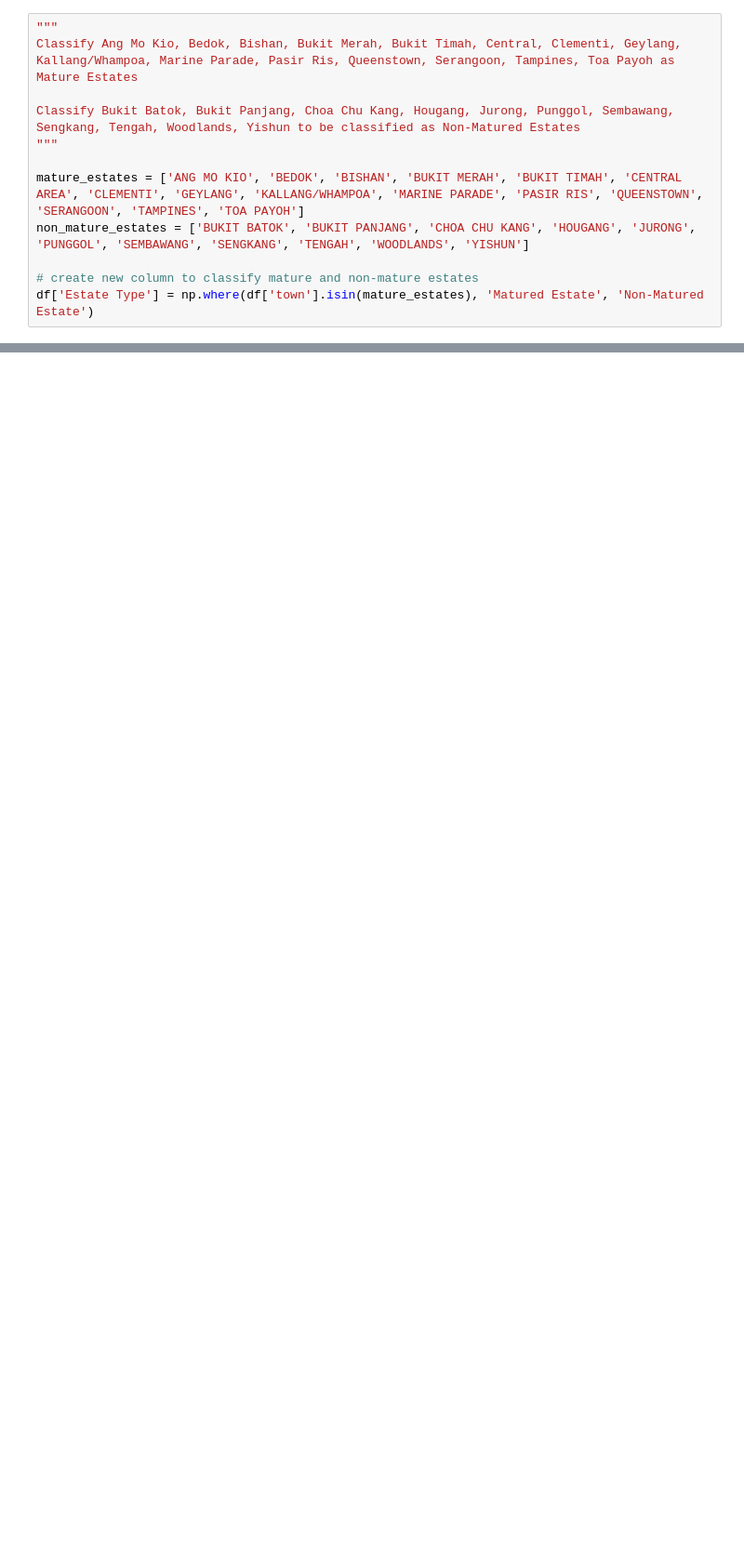
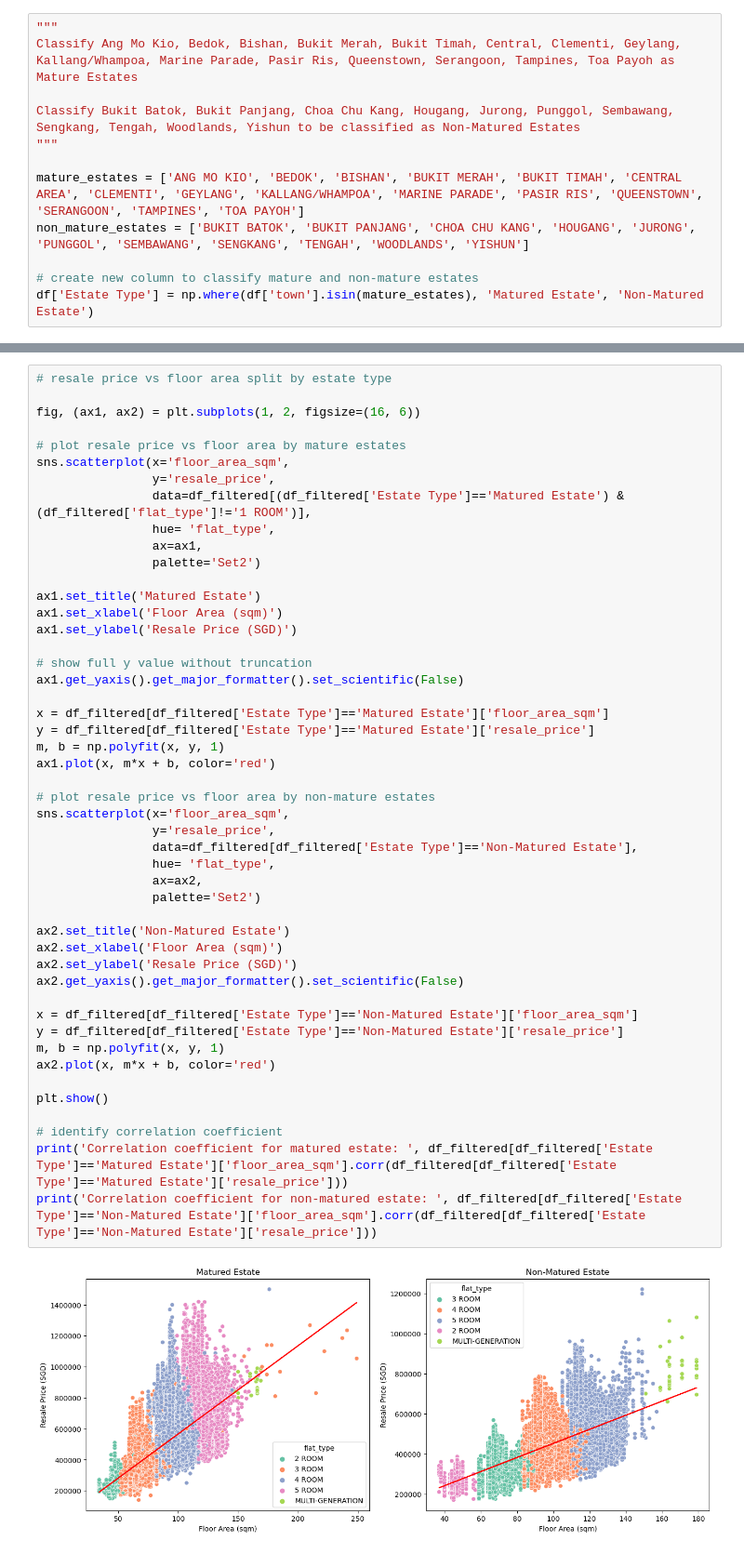
Before and after one commit to ezekielkoh/EDA-HDB-Resale-Prices, a Jupyter notebook: hdb_resale.ipynb, the cells around one changed output, grey strips where cells are left out. Shown at 93% size. Drawn from its saved outputs; the diff is of its cells as text; blank space fills up the shorter version.

```diff
--- a/hdb_resale.ipynb
+++ b/hdb_resale.ipynb
@@ -123,0 +234,50 @@ plt.show()
+# %%
+# resale price vs floor area split by estate type
+
+fig, (ax1, ax2) = plt.subplots(1, 2, figsize=(16, 6))
+
+# plot resale price vs floor area by mature estates
+sns.scatterplot(x='floor_area_sqm',
+                y='resale_price',
+                data=df_filtered[(df_filtered['Estate Type']=='Matured Estate') & (df_filtered['flat_type']!='1 ROOM')],
+                hue= 'flat_type',
+                ax=ax1,
+                palette='Set2')
+
+ax1.set_title('Matured Estate')
+ax1.set_xlabel('Floor Area (sqm)')
+ax1.set_ylabel('Resale Price (SGD)')
+
+# show full y value without truncation
+ax1.get_yaxis().get_major_formatter().set_scientific(False)
+
+x = df_filtered[df_filtered['Estate Type']=='Matured Estate']['floor_area_sqm']
+y = df_filtered[df_filtered['Estate Type']=='Matured Estate']['resale_price']
+m, b = np.polyfit(x, y, 1)
+ax1.plot(x, m*x + b, color='red')
+
+# plot resale price vs floor area by non-mature estates
+sns.scatterplot(x='floor_area_sqm',
+                y='resale_price',
+                data=df_filtered[df_filtered['Estate Type']=='Non-Matured Estate'],
+                hue= 'flat_type',
+                ax=ax2,
+                palette='Set2')
+
+ax2.set_title('Non-Matured Estate')
+ax2.set_xlabel('Floor Area (sqm)')
+ax2.set_ylabel('Resale Price (SGD)')
+ax2.get_yaxis().get_major_formatter().set_scientific(False)
+
+x = df_filtered[df_filtered['Estate Type']=='Non-Matured Estate']['floor_area_sqm']
+y = df_filtered[df_filtered['Estate Type']=='Non-Matured Estate']['resale_price']
+m, b = np.polyfit(x, y, 1)
+ax2.plot(x, m*x + b, color='red')
+
+plt.show()
+
+# identify correlation coefficient
+print('Correlation coefficient for matured estate: ', df_filtered[df_filtered['Estate Type']=='Matured Estate']['floor_area_sqm'].corr(df_filtered[df_filtered['Estate Type']=='Matured Estate']['resale_price']))
+print('Correlation coefficient for non-matured estate: ', df_filtered[df_filtered['Estate Type']=='Non-Matured Estate']['floor_area_sqm'].corr(df_filtered[df_filtered['Estate Type']=='Non-Matured Estate']['resale_price']))
+# %% [output]
+[figure, added]
```
Also changed, not shown: parts of 21 cells of this notebook.
